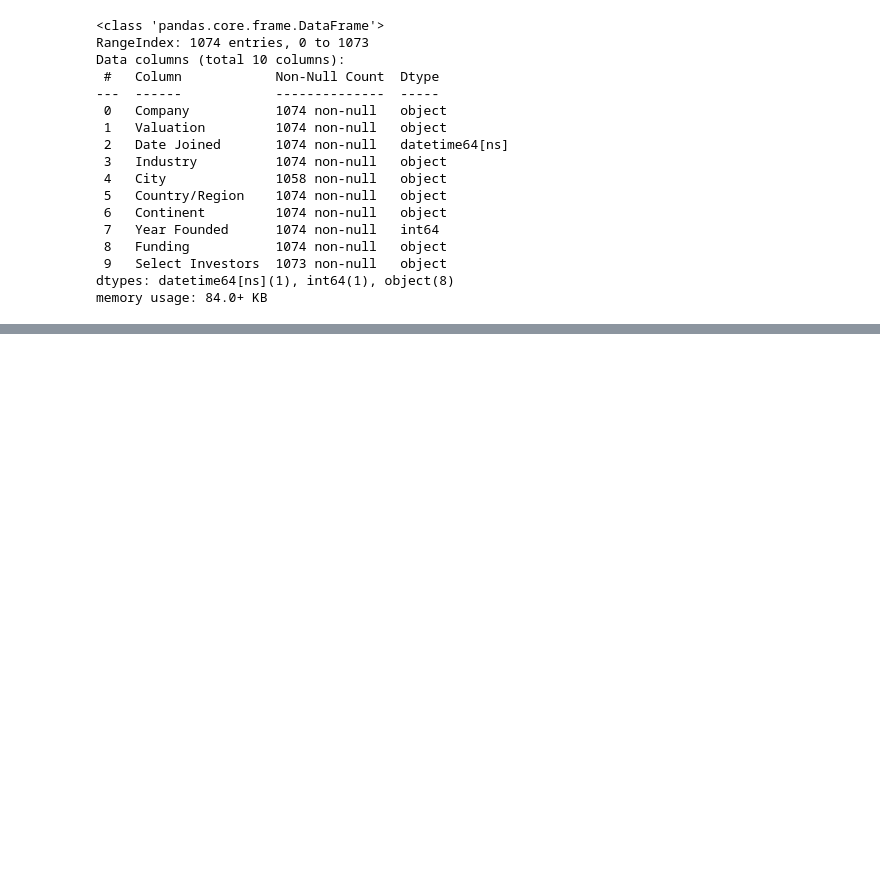
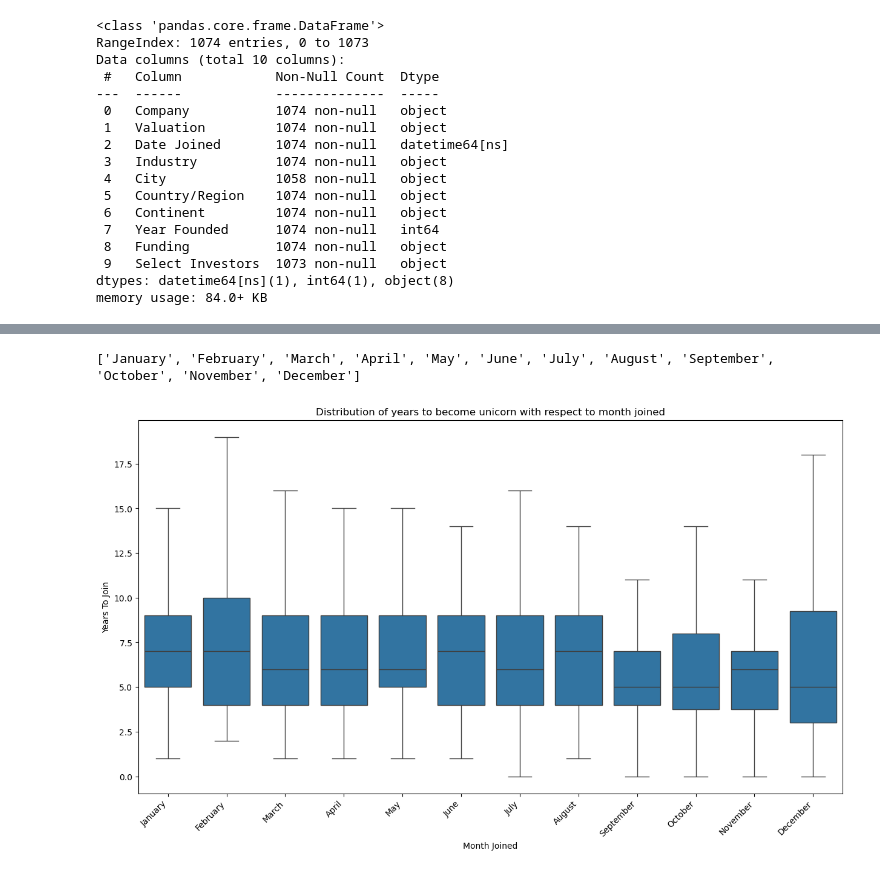
Before and after one commit to iAsadPanhwar/Google-Data-Analytics-EDA, a Jupyter notebook: Structuring-EDA.ipynb, the cells around one changed output, grey strips where cells are left out. Cells and saved outputs as stored; diff of their text form; code cells hidden in the pictures; blank space fills up the shorter version.

```diff
--- a/Structuring-EDA.ipynb
+++ b/Structuring-EDA.ipynb
@@ -62,0 +105,3 @@ memory usage: 84.0+ KB
+# %%
+df['Month Joined'] = df['Date Joined'].dt.month_name()
+df.head()
@@ -62,0 +115,3 @@ memory usage: 84.0+ KB
+# %%
+df['Years To Join'] = df['Date Joined'].dt.year - df['Year Founded']
+df.head()
@@ -62,0 +161,13 @@ memory usage: 84.0+ KB
+# %%
+months = ['January','February', 'March', 'April', 'May', 'June', 'July', 'August', 'September', 'October', 'November', 'December']
+print(months)
+# %% [output]
+['January', 'February', 'March', 'April', 'May', 'June', 'July', 'August', 'September', 'October', 'November', 'December']
+# %%
+plt.figure(figsize = (15,8))
+sns.boxplot(x = df['Month Joined'], y = df['Years To Join'], order = months, showfliers = False)
+plt.title('Distribution of years to become unicorn with respect to month joined')
+plt.xticks(rotation = 45, horizontalalignment = 'right')
+plt.show()
+# %% [output]
+[figure, added]
```
Also changed, not shown: parts of 11 cells of this notebook.
